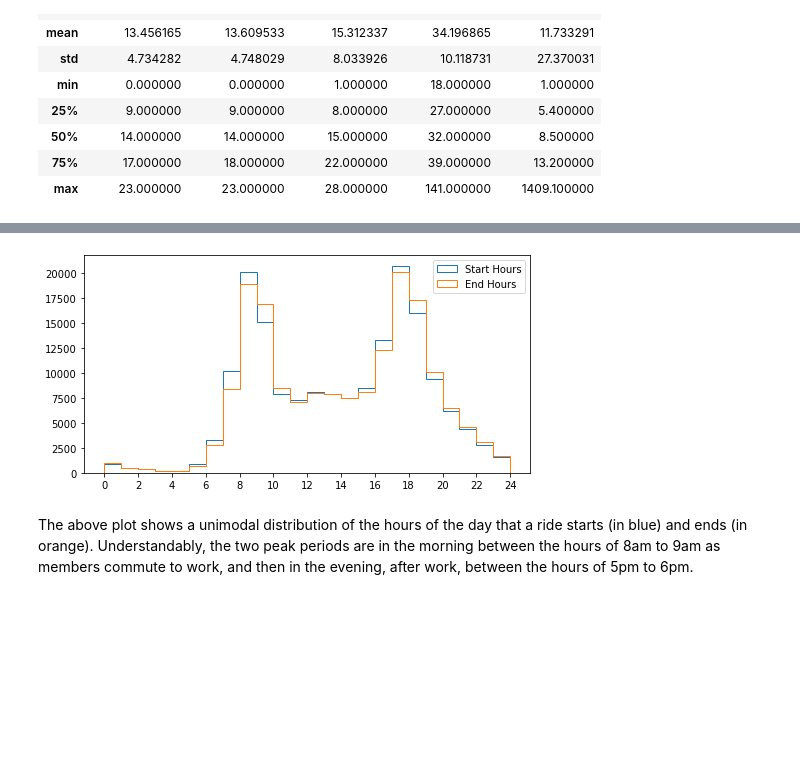
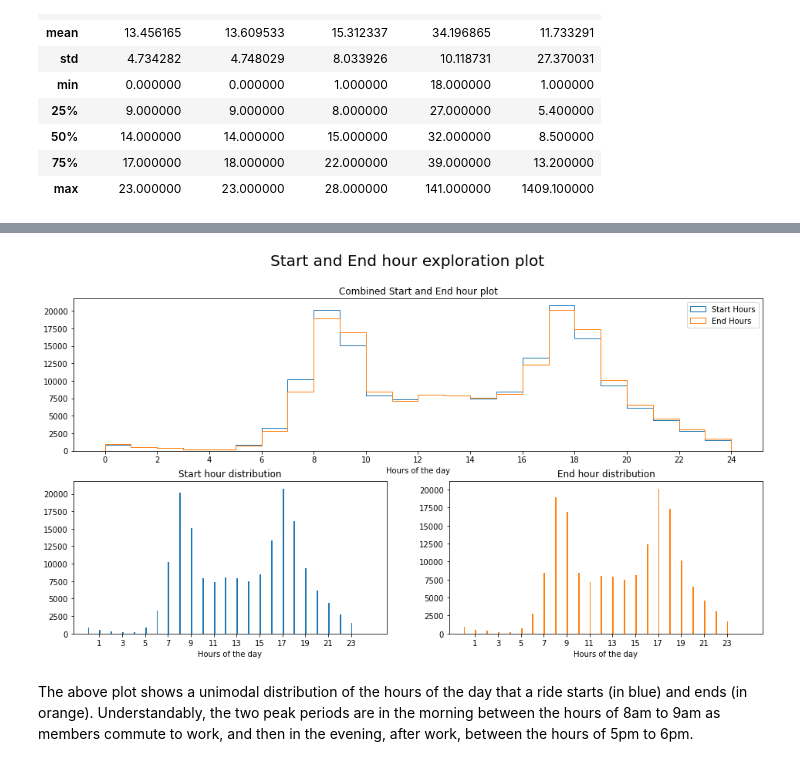
Before and after one commit to Damola-Adedoyin/Ford-GoBike-Data-Visualization-project, a Jupyter notebook: Part_I_exploration_template.ipynb, the cells around one changed output, grey strips where cells are left out. Cells and saved outputs as stored; diff of their text form; code cells hidden in the pictures; blank space fills up the shorter version.

```diff
--- a/Part_I_exploration_template.ipynb
+++ b/Part_I_exploration_template.ipynb
@@ -115,6 +116,10 @@ drop_cols = ['duration_sec', 'member_birth_year',
              'end_station_latitude', 'end_station_longitude']
 df_cut = df.drop(drop_cols, axis = 1)
 
+ordered_col = ['Monday', 'Tuesday', 'Wednesday', 'Thursday', 'Friday', 'Saturday', 'Sunday']
+ordered_cat = pd.api.types.CategoricalDtype(categories = ordered_col, ordered=True)
+df_cut['start_weekday'] = df_cut['start_weekday'].astype(ordered_cat)
+
 df_cut.info()
 # %% [output]
 <class 'pandas.core.frame.DataFrame'>
@@ -239,14 +241,27 @@ The maximum duration frequency appears to be around rides lasting for about 4min
 # %%
-plt.figure(figsize = (8,4))
+plt.figure(figsize = (16,8))
+plt.suptitle("Start and End hour exploration plot", fontsize = 20)
 
-plt.hist(bike_cut['start_hour'], bins=range(0,25,1), histtype = 'step', label='Start Hours')
+plt.subplot(2,2,(1,2))
+plt.hist(bike_cut['start_hour'], bins=np.arange(0,25,1), histtype = 'step', label='Start Hours')
 plt.xticks(range(0,25,2))
+plt.xlabel('Hours of the day')
 
-plt.hist(bike_cut['end_hour'], bins=range(0,25,1), histtype = 'step', label='End Hours')
+plt.hist(bike_cut['end_hour'], bins=np.arange(0,25,1), histtype = 'step', label='End Hours')
 plt.xticks(range(0,25,2))
+plt.xlabel('Hours of the day')
 
-plt.legend();
+plt.legend()
+plt.title('Combined Start and End hour plot');
+
+
+
+plt.subplot(223, title = 'Start hour distribution', xticks = range(1,25,2), xlabel = 'Hours of the day')
+plt.hist(bike_cut['start_hour'], bins=np.arange(0,25,0.125))
+
+plt.subplot(224,   title = 'End hour distribution', xticks = range(1,25,2), xlabel = 'Hours of the day')
+plt.hist(bike_cut['end_hour'], bins=np.arange(0,25,0.125), color=sb.color_palette()[1]);
 # %% [output]
-[figure, old version]
+[figure, new version]
 # %% [markdown]
 The above plot shows a unimodal distribution of the hours of the day that a ride starts (in blue) and ends (in orange). Understandably, the two peak periods are in the morning between the hours of 8am to 9am as members commute to work, and then in the evening, after work, between the hours of 5pm to 6pm.
```
Also changed, not shown: parts of 52 cells of this notebook, 1 other file.
